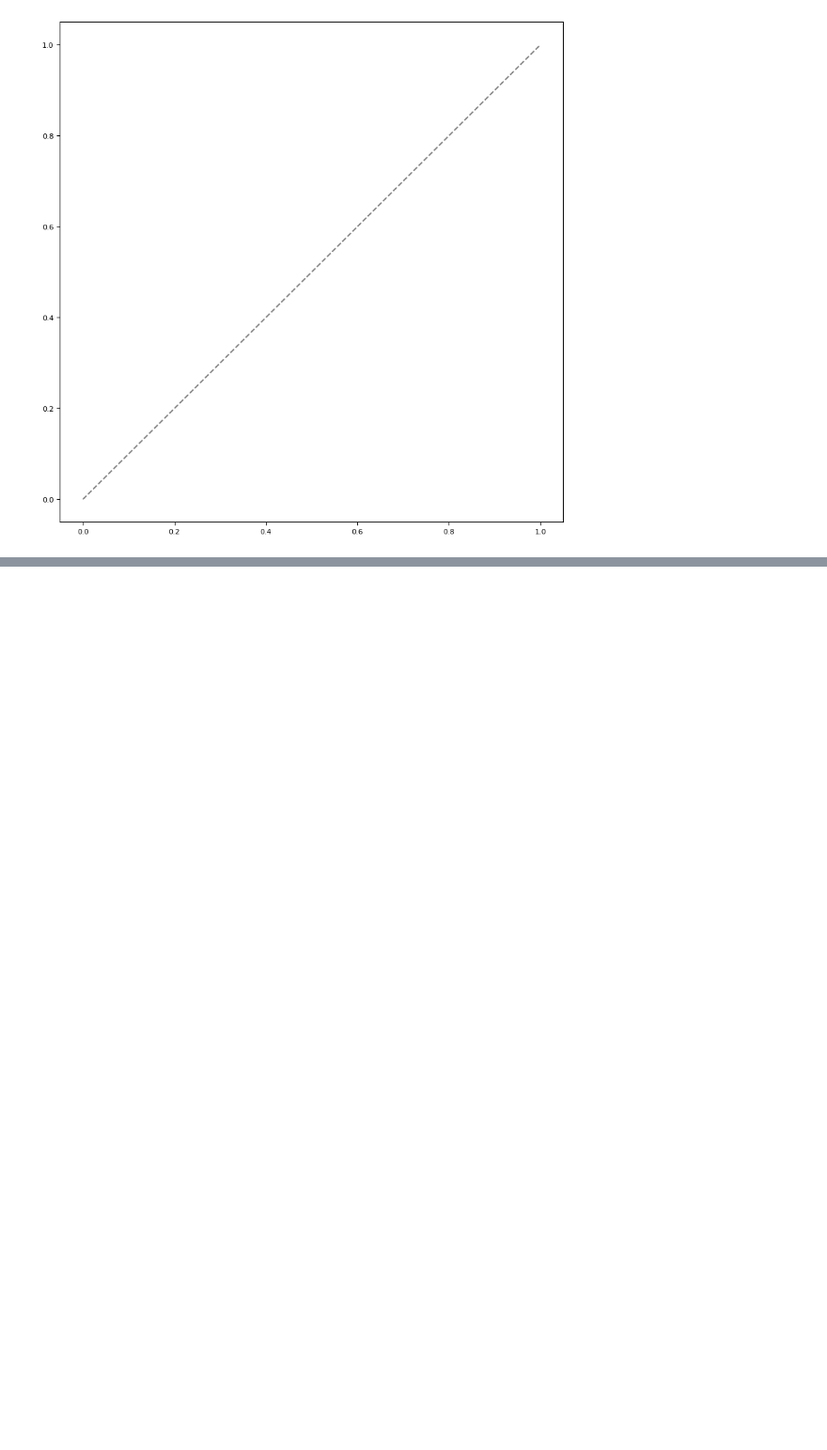
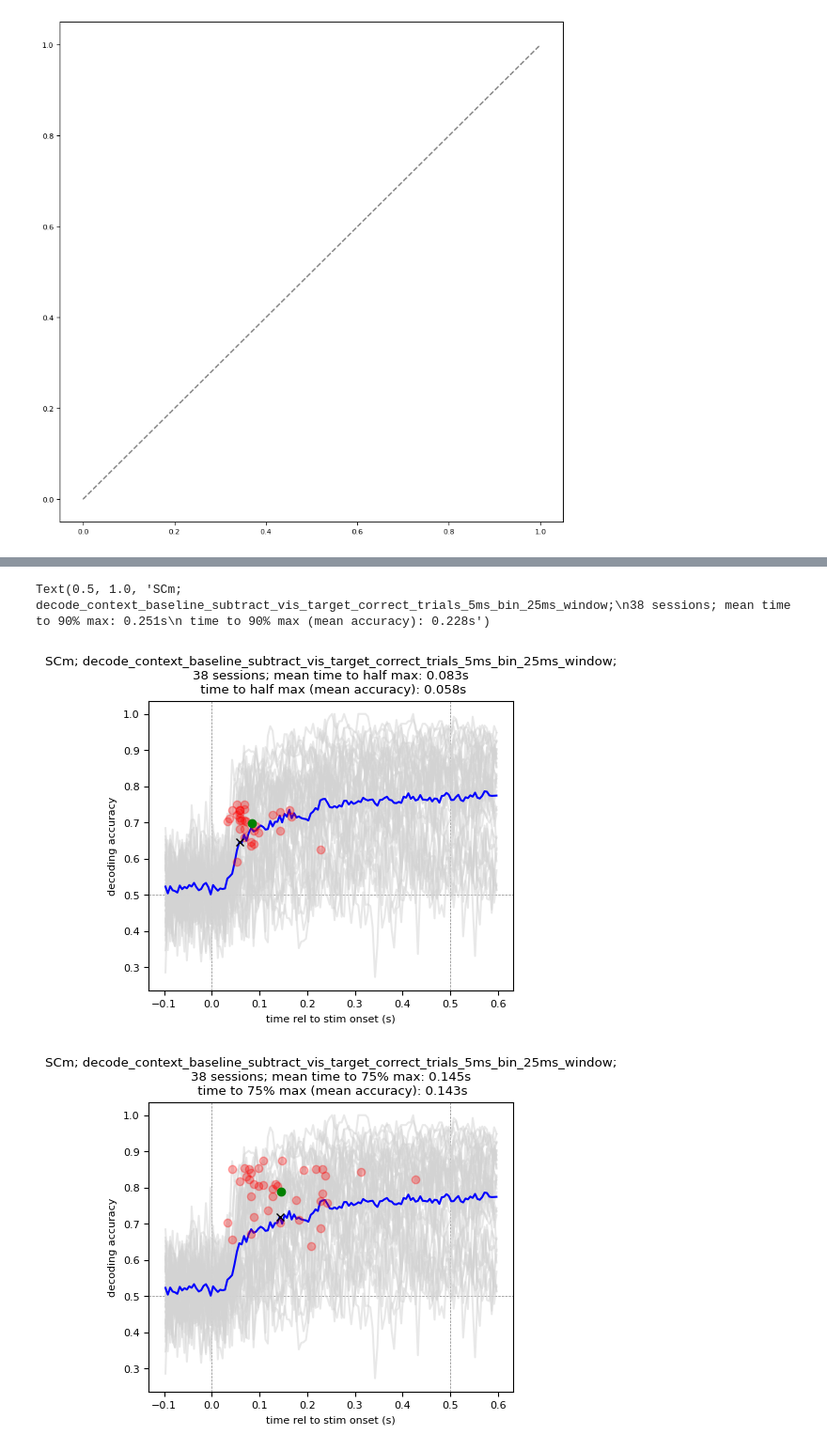
Before and after one commit to AllenInstitute/dynamic_routing_analysis, a Jupyter notebook: notebooks/compare_decoding_context_licks_baseline_subtract.ipynb, the cells around one changed output, grey strips where cells are left out. Shown at 94% size. Drawn from its saved outputs; the diff is of its cells as text; code cells hidden in the pictures; blank space fills up the shorter version.

```diff
--- a/notebooks/compare_decoding_context_licks_baseline_subtract.ipynb
+++ b/notebooks/compare_decoding_context_licks_baseline_subtract.ipynb
@@ -908,10 +931,11 @@ ax.set_xlabel('time rel to stim onset (s)')
 ax.set_title(f"{sel_structure}; {sel_key};\n{n_sessions} sessions")
 # fig.savefig(os.path.join(savepath, f"{sel_structure}_{sel_key}_decoding_latency.png"), dpi=300)
 # %%
-sel_structure='MOs'
+sel_structure='SCm'
 # sel_key='vis_stim_all_blocks'
 # sel_key='context_all_trials'
-sel_key='context_baseline_subtract_vis_stim_10units'
+# sel_key='context_baseline_subtract_vis_stim_10units'
+sel_key='decode_context_baseline_subtract_vis_target_correct_trials_5ms_bin_25ms_window'
 new_results_session_pd = results_dfs[sel_key]
 
 savepath=r"C:\Users\ethan.mcbride\OneDrive - Allen Institute\quick figures\2025-10-01-decoding_latency"
@@ -936,7 +960,7 @@ bins=test_df['bin_center'].apply(np.array).values[0]
 if 'cumulative' in sel_key:
     time_offset=0.0
 else:
-    time_offset=0.025
+    time_offset=0#0.025
 bins=bins+time_offset
 
 for ii in range(decoding_result.shape[0]):
@@ -994,34 +1018,38 @@ ax.plot(single_time_to_half_max, single_half_max_value, 'kx')
 ax.set_ylabel('decoding accuracy')
 ax.set_xlabel('time rel to stim onset (s)')
 ax.set_title(f"{sel_structure}; {sel_key};\n{n_sessions} sessions; mean time to half max: {mean_time_to_half_max:.3f}s\n time to half max (mean accuracy): {single_time_to_half_max:.3f}s")
-fig.savefig(os.path.join(savepath, f"{sel_structure}_{sel_key}_decoding_latency.png"), dpi=300)
+# fig.savefig(os.path.join(savepath, f"{sel_structure}_{sel_key}_decoding_latency.png"), dpi=300)
 
 #75 pct
 fig,ax=plt.subplots(1,1,figsize=(5,4))
 ax.axvline(x=0, color='grey', linestyle='--', linewidth=0.5)
 ax.axvline(x=0.5, color='grey', linestyle='--', linewidth=0.5)
 ax.axhline(y=0.5, color='grey', linestyle='--', linewidth=0.5)
 ax.plot(bins, decoding_result.T, color='lightgrey', alpha=0.5)
 ax.plot(bins, np.mean(decoding_result,axis=0), color='blue')
 ax.plot(time_to_75_pct, pct_75_value, 'ro', alpha=0.3)
 ax.plot(mean_time_to_75_pct, mean_pct_75_value, 'go')
 ax.plot(single_time_to_75_pct, single_pct_75_value, 'kx')
 ax.set_ylabel('decoding accuracy')
 ax.set_xlabel('time rel to stim onset (s)')
 ax.set_title(f"{sel_structure}; {sel_key};\n{n_sessions} sessions; mean time to 75% max: {mean_time_to_75_pct:.3f}s\n time to 75% max (mean accuracy): {single_time_to_75_pct:.3f}s")
-fig.savefig(os.path.join(savepath, f"{sel_structure}_{sel_key}_decoding_latency_75pct.png"), dpi=300)
+# fig.savefig(os.path.join(savepath, f"{sel_structure}_{sel_key}_decoding_latency_75pct.png"), dpi=300)
 
 #90 pct
 fig,ax=plt.subplots(1,1,figsize=(5,4))
 ax.axvline(x=0, color='grey', linestyle='--', linewidth=0.5)
 ax.axvline(x=0.5, color='grey', linestyle='--', linewidth=0.5)
 ax.axhline(y=0.5, color='grey', linestyle='--', linewidth=0.5)
 ax.plot(bins, decoding_result.T, color='lightgrey', alpha=0.5)
 ax.plot(bins, np.mean(decoding_result,axis=0), color='blue')
 ax.plot(time_to_90_pct, pct_90_value, 'ro', alpha=0.3)
 ax.plot(mean_time_to_90_pct, mean_pct_90_value, 'go')
 ax.plot(single_time_to_90_pct, single_pct_90_value, 'kx')
 ax.set_ylabel('decoding accuracy')
 ax.set_xlabel('time rel to stim onset (s)')
 ax.set_title(f"{sel_structure}; {sel_key};\n{n_sessions} sessions; mean time to 90% max: {mean_time_to_90_pct:.3f}s\n time to 90% max (mean accuracy): {single_time_to_90_pct:.3f}s")
-fig.savefig(os.path.join(savepath, f"{sel_structure}_{sel_key}_decoding_latency_90pct.png"), dpi=300)
+# fig.savefig(os.path.join(savepath, f"{sel_structure}_{sel_key}_decoding_latency_90pct.png"), dpi=300)
+# %% [output]
+Text(0.5, 1.0, 'SCm; decode_context_baseline_subtract_vis_target_correct_trials_5ms_bin_25ms_window;\n38 sessions; mean time to 90% max: 0.251s\n time to 90% max (mean accuracy): 0.228s')
+[figure, added]
+[figure, added]
```
Also changed, not shown: parts of 10 cells of this notebook, 7 other files.
